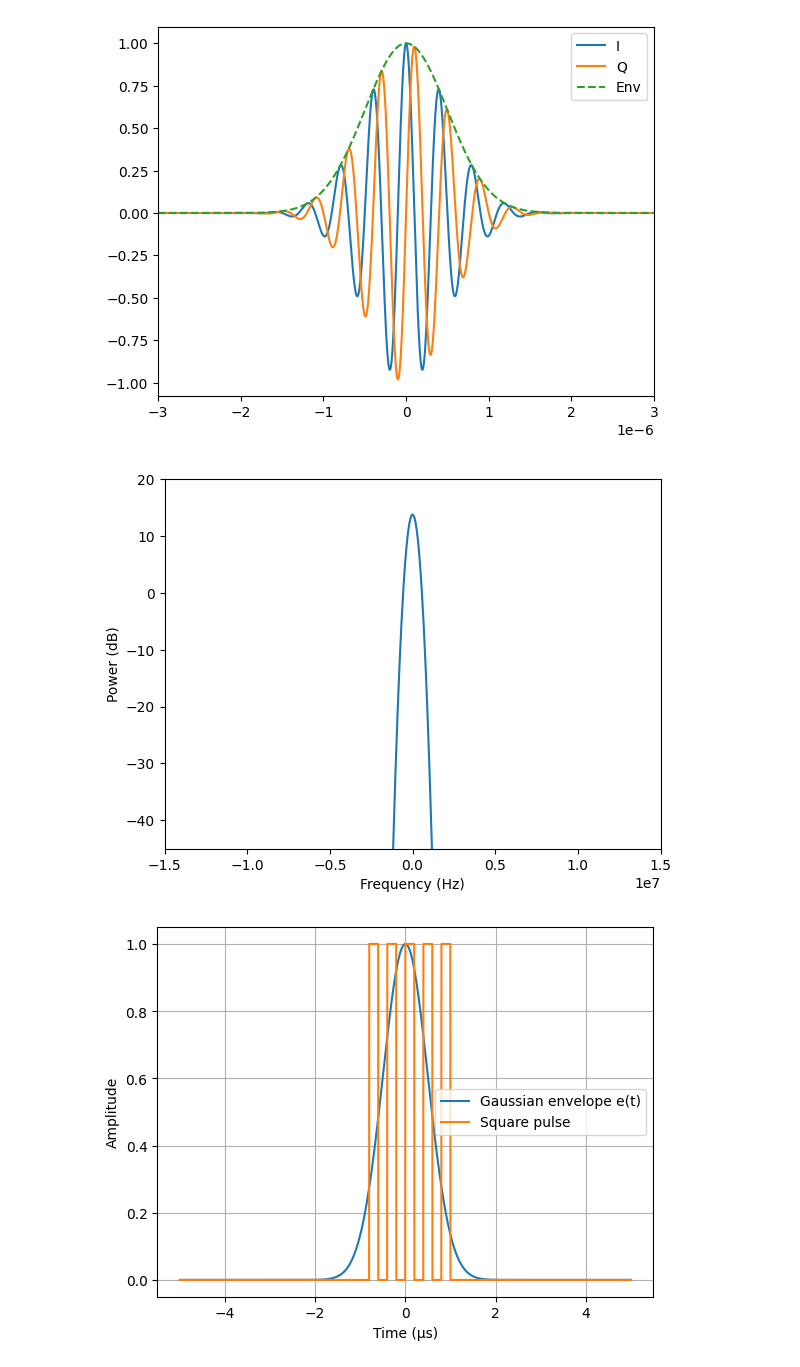
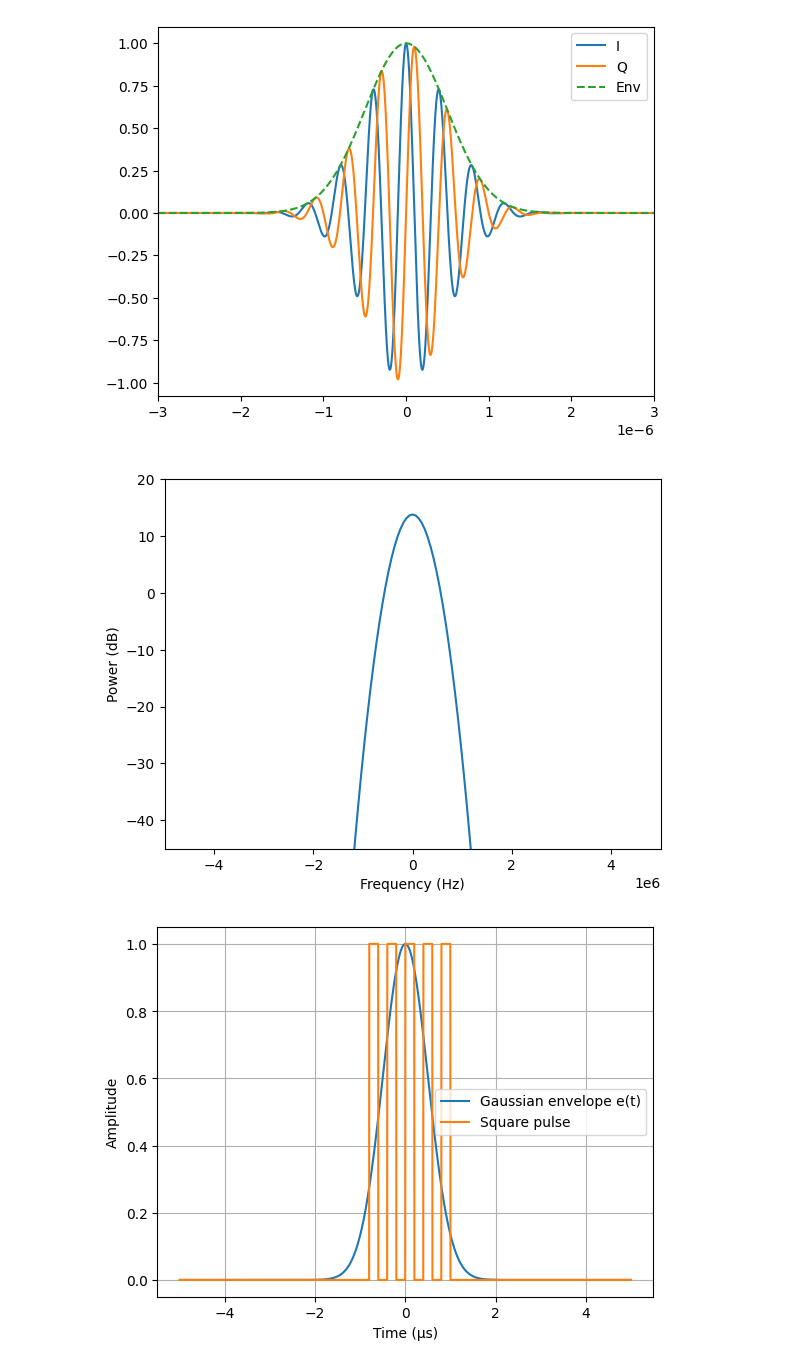
Before and after one commit to Sandermi99/MEDT4165, a Jupyter notebook: Exercise2.ipynb, the cells around one changed output. Drawn from its saved outputs; the diff is of its cells as text; code cells hidden in the pictures.

```diff
--- a/Exercise2.ipynb
+++ b/Exercise2.ipynb
@@ -38,21 +38,21 @@ plt.show()
 # %%
 # Power spectrum of the gaussian pulse
 
 Nfft = 4096
 Y = np.fft.fft(e, Nfft)
 Ps_Y = (1/Nfft) * np.abs(Y)**2
 Ps_Y_shiftet = np.fft.fftshift(Ps_Y)
 Ps_Y_shiftet_dB = 10*np.log10(Ps_Y_shiftet + 1e-12)
 f = np.fft.fftshift(np.fft.fftfreq(Nfft, 1/fs))
 
 plt.plot(f, Ps_Y_shiftet_dB)
 plt.ylabel("Power (dB)")
 plt.xlabel("Frequency (Hz)")
 plt.ylim(-45, 20)
-plt.xlim(-15e6, 15e6)
+plt.xlim(-5e6, 5e6)
 plt.show()
 # %% [output]
-[figure, old version]
+[figure, new version]
 # %%
 # Generating a square wave
 # Square pulse length in samples: use same T as Gaussian
```
Also changed, not shown: parts of 3 cells of this notebook.
